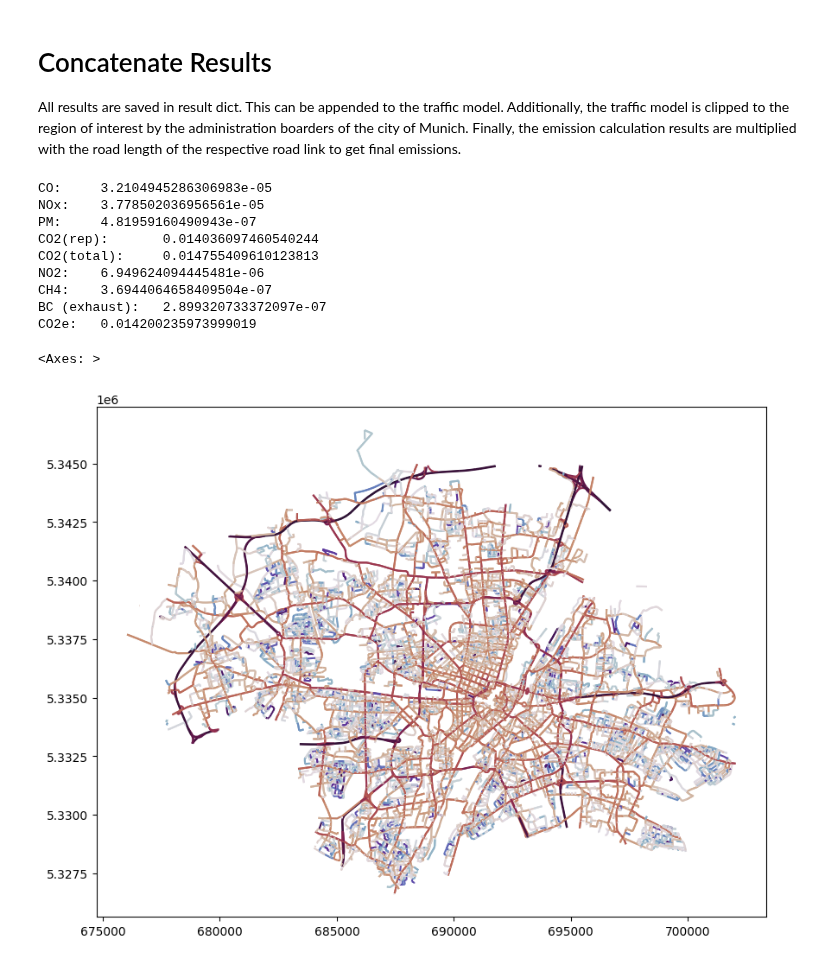
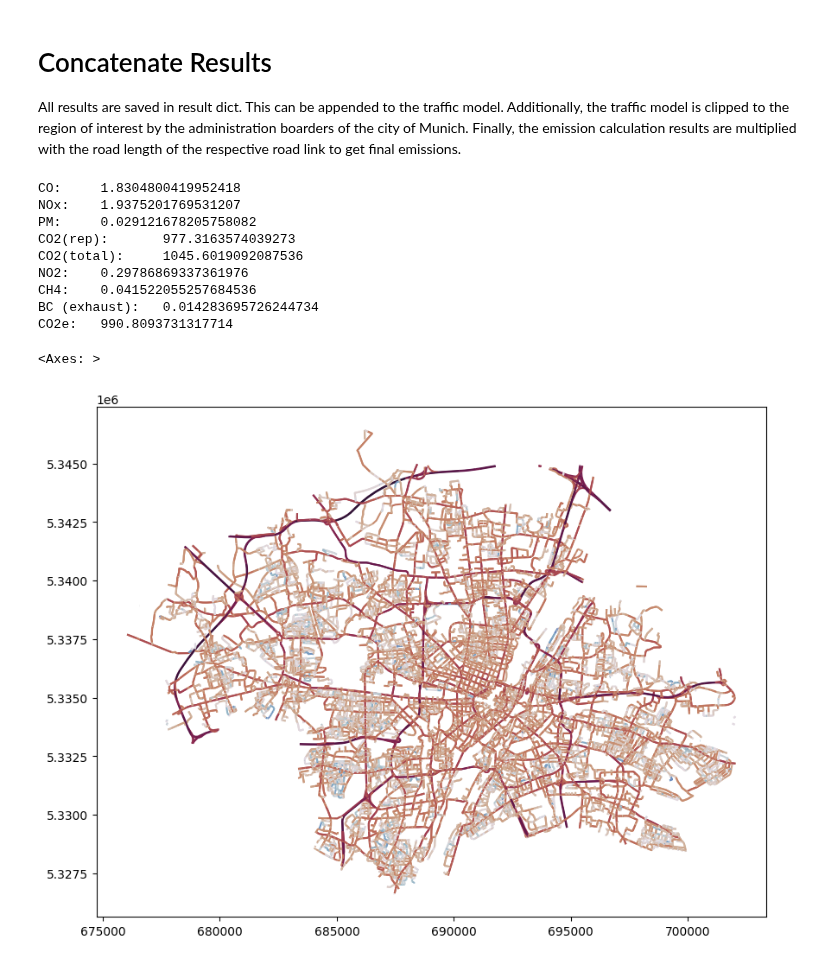
Before and after one commit to tum-esm/drive-inventory, a Jupyter notebook: notebooks/calculate_hot_emissions.ipynb, the cells around one changed output. Drawn from its saved outputs; the diff is of its cells as text; code cells hidden in the pictures.

```diff
--- a/notebooks/calculate_hot_emissions.ipynb
+++ b/notebooks/calculate_hot_emissions.ipynb
@@ -17,7 +30,10 @@ from hot_emission_process import process_daily_emissions
 - initialize traffic cycles and emission factors object
 # %%
 # import visum model
-visum = gpd.read_file(data_paths.VISUM_FOLDER_PATH + 'visum_links.gpkg')
+visum_links = gpd.read_file(data_paths.VISUM_FOLDER_PATH + 'visum_links.gpkg')
+boarders = gpd.read_file(data_paths.MUNICH_BOARDERS_FILE).to_crs(25832)
+visum = gpd.clip(visum_links, boarders)
+visum = visum.explode(ignore_index=True) # convert multipolygons to polygons
 visum = visum.reset_index(drop = True).reset_index() # reset index for calculation
 
 # initialize traffic cycles
@@ -37,7 +53,7 @@ Use multiprocessing to calculate the emission for each road link day by day. Thi
 start_date = '2019-01-01'
 end_date = '2019-12-31'
 
-NUMBER_OF_PROCESSES = 6
+NUMBER_OF_PROCESSES = 7
 
 dates = [d.strftime("%Y-%m-%d") for d in pd.date_range(start=start_date, end=end_date, freq='1d')]
 
@@ -49,10 +65,10 @@ with multiprocessing.Manager() as manager:
     with multiprocessing.Pool(NUMBER_OF_PROCESSES) as pool:
         parameters = [(d,
                        visum.to_dict('records'),cycles,
-                        hbefa,
-                        result_queue,
-                        error_queue,
-                        ) for d in dates]
+                       hbefa,
+                       result_queue,
+                       error_queue,
+                       ) for d in dates]
 
         res = pool.starmap(process_daily_emissions, parameters)
 
@@ -96,18 +107,13 @@ Finally, the emission calculation results are multiplied with the road length of
 # %%
 # concatenate results and multiply with road length
 result_df = pd.DataFrame(result).transpose()
+result_df.columns = result_df.columns.map('_'.join)
 visum_result = pd.concat([visum, result_df], axis = 1)
 
 # total area
 visum_total = visum_result.copy()
 visum_total['road_length_km'] = visum_total.geometry.length/1000
 visum_total[result_df.columns] = visum_total[result_df.columns].mul(visum_total['road_length_km'], axis = 0)
-
-# cut to Munich boarders
-boarders = gpd.read_file(data_paths.MUNICH_BOARDERS_FILE).to_crs(25832)
-visum_cut = gpd.clip(visum_total, boarders)
-visum_cut['road_length_km'] = visum_cut.geometry.length/1000
-visum_cut[result_df.columns] = visum_cut[result_df.columns].mul(visum_cut['road_length_km'], axis = 0)
 # %%
 #Calculate and display total sums
 components =  HbefaHotEmissions.components
@@ -116,27 +122,25 @@ vehicle_classes = HbefaHotEmissions.vehicle_classes
 for c in components:
     em = 0
     for v in vehicle_classes:
-        em += visum_cut[(v,c)].sum()
-    print(f'{c}: \t{em*1e-12}')
+        em += visum_total[str(v) + '_' + str(c)].sum()
+    print(f'{c}: \t{em*1e-9}')
 # %% [output]
-CO:     3.2104945286306983e-05
-NOx:    3.778502036956561e-05
-PM:     4.81959160490943e-07
-CO2(rep):       0.014036097460540244
-CO2(total):     0.014755409610123813
-NO2:    6.949624094445481e-06
-CH4:    3.6944064658409504e-07
-BC (exhaust):   2.899320733372097e-07
-CO2e:   0.014200235973999019
+CO:     1.8304800419952418
+NOx:    1.9375201769531207
+PM:     0.029121678205758082
+CO2(rep):       977.3163574039273
+CO2(total):     1045.6019092087536
+NO2:    0.29786869337361976
+CH4:    0.041522055257684536
+BC (exhaust):   0.014283695726244734
+CO2e:   990.8093731317714
 # %%
-import matplotlib
-import matplotlib.pyplot as plt
-
+# plot results
 fig, ax  = plt.subplots(figsize = (10,10), frameon=False)
-visum_cut.plot(ax=ax,
-               column = ('MOT','CO2(total)'),
-               cmap = matplotlib.cm.get_cmap('twilight_shifted'),
-               norm=matplotlib.colors.LogNorm())
+visum_total.plot(ax= ax,
+                column= 'PC_CO2(rep)',
+                cmap= matplotlib.cm.get_cmap('twilight_shifted'),
+                norm= matplotlib.colors.LogNorm())
 # %% [output]
 <Axes: >
-[figure, old version]
+[figure, new version]
```
Also changed, not shown: parts of 8 cells of this notebook, 5 other files.
